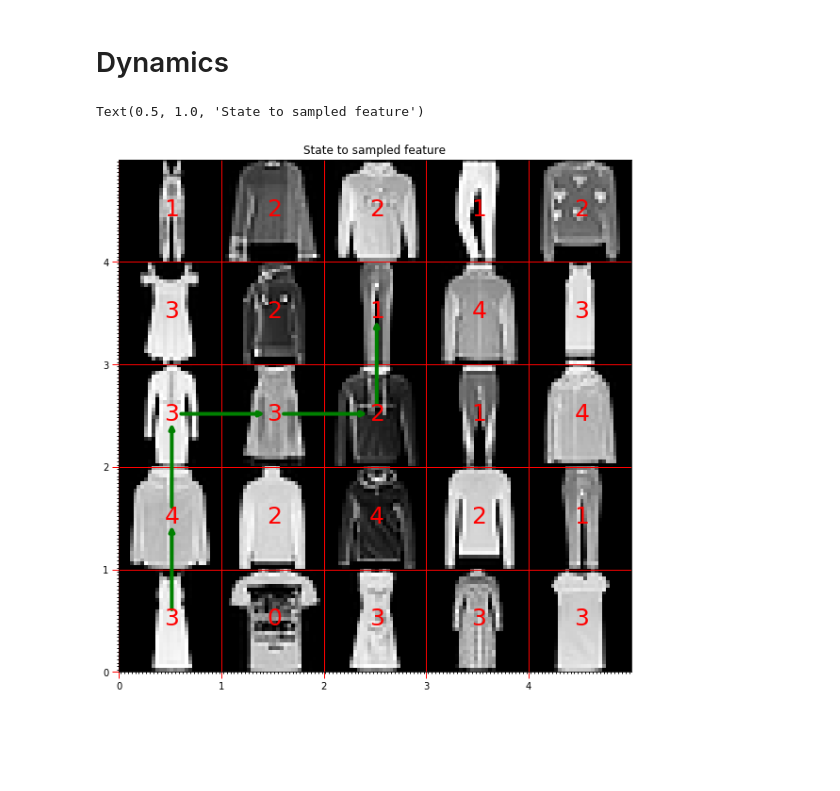
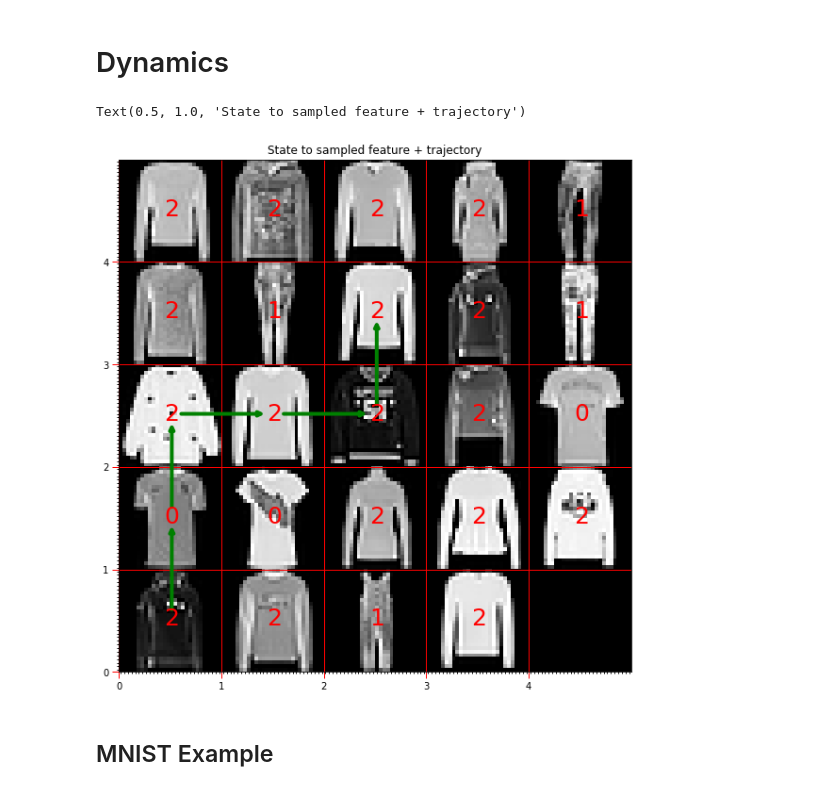
Before and after one commit to yrevar/InverseRL, a Jupyter notebook: discrete_state_space.ipynb, the cells around one changed output. Saved outputs shown, nothing was run; the diff lists cells and outputs as text; code cells hidden in the pictures; blank space fills up the shorter version.

```diff
--- a/discrete_state_space.ipynb
+++ b/discrete_state_space.ipynb
@@ -45,0 +163,6 @@ Text(0.5, 1.0, 'State to feature')
+# %%
+S = DiscreteStateSpace(4,6)
+np.random.seed(0)
+S.sample_and_attach_classes([0,1,2], [0.2, 0.3, 0.5])
+PHI = FeatureClassImageSampler(S, feature_sampler=lambda y_q: sample_image(X, y, y_q))
+PHI().shape
@@ -46,9 +171,6 @@ Text(0.5, 1.0, 'State to feature')
 # %%
-dss = DiscreteStateSpace(n_rows, n_cols)
-dss.attach_classes(select_classes, class_prob)
-dss.attach_features(kind="attrib_to_feature_sample", feature_sampler=lambda y_q: sample_image(X, y, y_q))
-grid_data = dss.features_lst
-grid_targets = dss.class_ids
+grid_data = PHI()
+grid_targets = S.class_ids
 
 fig = plt.figure(figsize=(10,10))
 NavGridView(grid_data[:,:,:,np.newaxis], ax=plt.gca()).render(cmap=cm.gray).ticks().grid().show_cell_text(
@@ -65,19 +194,21 @@ def execute_static_plan(s_0, actions_list, dynamics_fn):
     s = s_0
     for a in actions_list:
         traj.append((s, a))
-        s = dynamics_fn.transition(s, a)
+        s = dynamics_fn.tick(s, a)
     traj.append((s, None))
     return traj
 # %%
-T = XYDynamics(dss)
-traj = execute_static_plan(dss.loc_to_state_dict[(0,0)], ["U", "U", "R", "R", "U"], T)
+T = XYDynamics(S)
+traj = execute_static_plan(S.loc_to_state_dict[(0,0)], ["U", "U", "R", "R", "U"], T)
 traj_prime = [ (s.location[0], s.location[1], a) for s, a in traj]
 # %%
 fig = plt.figure(figsize=(10,10))
 NavGridView(grid_data[:,:,:,np.newaxis], ax=plt.gca()).render(cmap=cm.gray).ticks().grid().add_trajectory(
     traj_prime, True, {"lw": 4, "linestyle": "-", "shrinkB":10, "shrinkA":10}, color="green").show_cell_text(
     grid_targets, fmt=".1f", color_cb=lambda x: "red", fontsize=25)
-plt.title("State to sampled feature")
+plt.title("State to sampled feature + trajectory")
 # %% [output]
-Text(0.5, 1.0, 'State to sampled feature')
+Text(0.5, 1.0, 'State to sampled feature + trajectory')
-[figure, old version]
+[figure, new version]
+# %% [markdown]
+## MNIST Example
```
Also changed, not shown: parts of 40 cells of this notebook, 4 other files.
